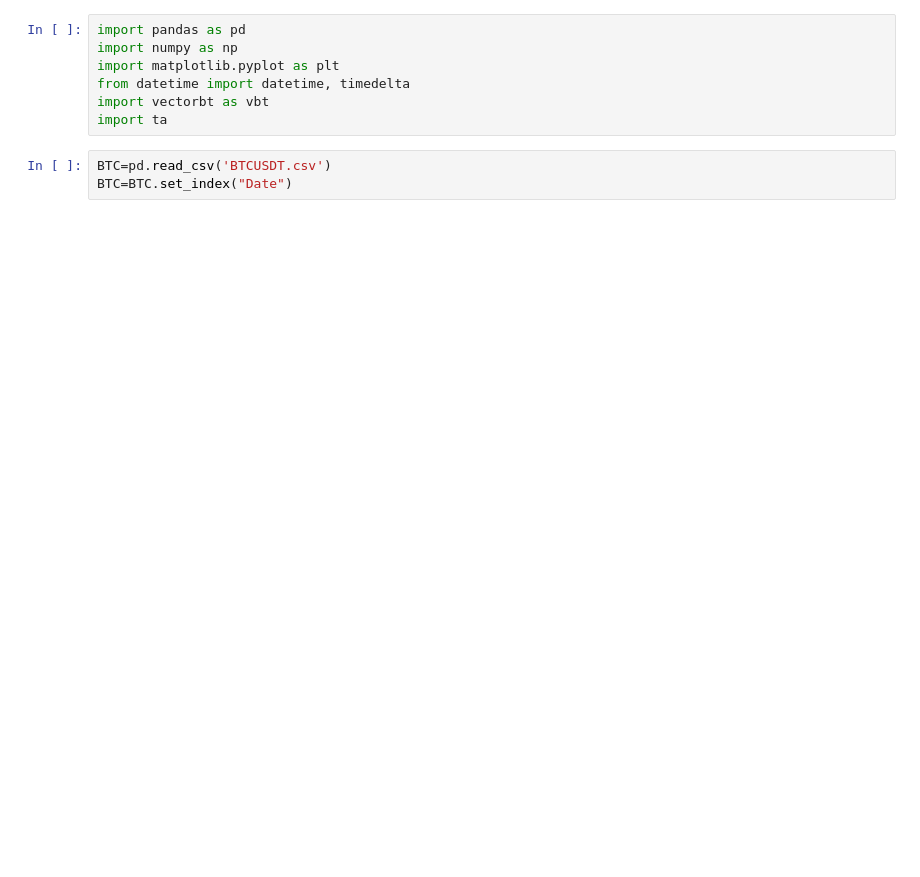
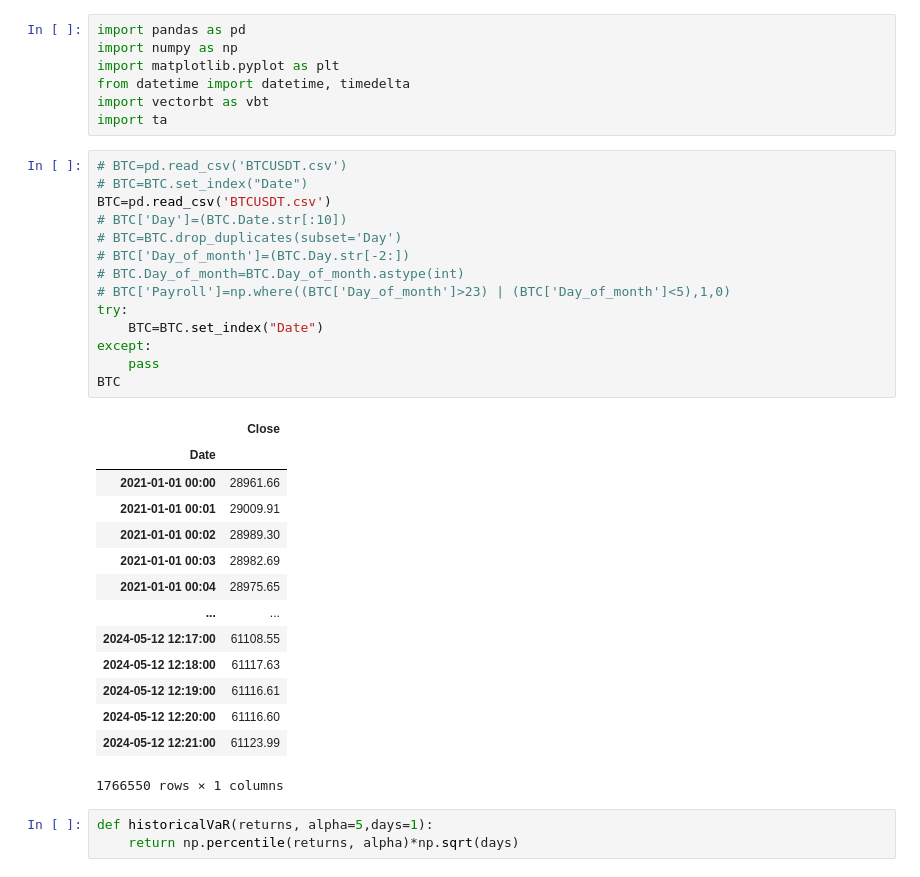
Before and after one commit to Dante-of-Chess/Trading_Strategies, a Jupyter notebook: Momentum Reversion.ipynb, the cells around one changed output. Drawn from its saved outputs; the diff is of its cells as text; blank space fills up the shorter version.

```diff
--- a/Momentum Reversion.ipynb
+++ b/Momentum Reversion.ipynb
@@ -5,7 +5,36 @@ import matplotlib.pyplot as plt
 from datetime import datetime, timedelta
 import vectorbt as vbt
 import ta
-# %%
-BTC=pd.read_csv('BTCUSDT.csv')
-BTC=BTC.set_index("Date")
+# %%
+# BTC=pd.read_csv('BTCUSDT.csv')
+# BTC=BTC.set_index("Date")
+BTC=pd.read_csv('BTCUSDT.csv')
+# BTC['Day']=(BTC.Date.str[:10])
+# BTC=BTC.drop_duplicates(subset='Day')
+# BTC['Day_of_month']=(BTC.Day.str[-2:])
+# BTC.Day_of_month=BTC.Day_of_month.astype(int)
+# BTC['Payroll']=np.where((BTC['Day_of_month']>23) | (BTC['Day_of_month']<5),1,0)
+try:
+    BTC=BTC.set_index("Date")
+except:
+    pass
+BTC
+# %% [output]
+|  | Close |
+| Date |  |
+| 2021-01-01 00:00 | 28961.66 |
+| 2021-01-01 00:01 | 29009.91 |
+| 2021-01-01 00:02 | 28989.30 |
+| 2021-01-01 00:03 | 28982.69 |
+| 2021-01-01 00:04 | 28975.65 |
+| ... | ... |
+| 2024-05-12 12:17:00 | 61108.55 |
+| 2024-05-12 12:18:00 | 61117.63 |
+| 2024-05-12 12:19:00 | 61116.61 |
+| 2024-05-12 12:20:00 | 61116.60 |
+| 2024-05-12 12:21:00 | 61123.99 |
+1766550 rows × 1 columns
+# %%
+def historicalVaR(returns, alpha=5,days=1):
+    return np.percentile(returns, alpha)*np.sqrt(days)
 # %%
```
Also changed, not shown: parts of 11 cells of this notebook, 2 other files.
